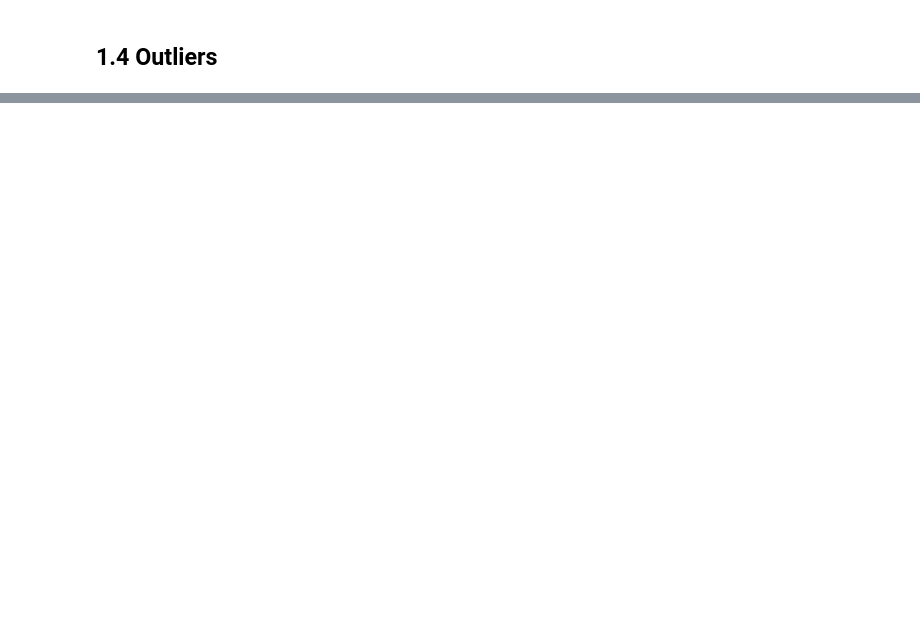
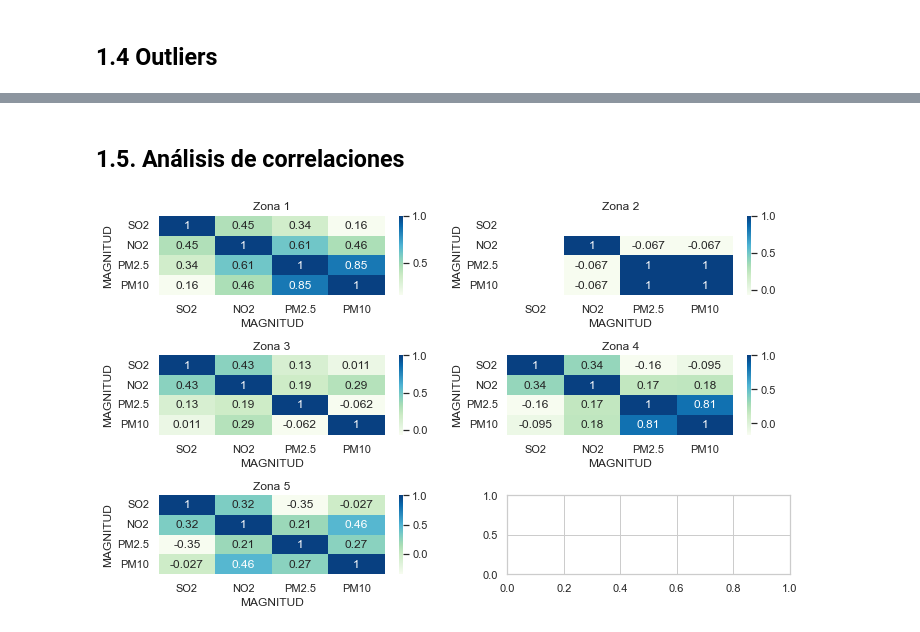
Before and after one commit to sofiamacein/TFG-Calidad-Aire-Madrid, a Jupyter notebook: TFG. CALIDAD AIRE MADRID_EDA.ipynb, the cells around one changed output, grey strips where cells are left out. Cells and saved outputs as stored; diff of their text form; code cells hidden in the pictures; blank space fills up the shorter version.

```diff
--- a/TFG. CALIDAD AIRE MADRID_EDA.ipynb
+++ b/TFG. CALIDAD AIRE MADRID_EDA.ipynb
@@ -785,0 +796,34 @@ madrid_map
+# %% [markdown]
+## 1.5. Análisis de correlaciones
+# %%
+# Graficos correlaciones
+fig, axs = plt.subplots(3, 2, figsize=(10, 6))
+
+# Correlaciones
+corr1 = zona1_media.loc[:,'SO2':'PM10'].corr()
+sns.heatmap(data=corr1,ax=axs[0][0],cmap="GnBu",annot=True)
+
+corr2 = zona2_media.loc[:,'SO2':'PM10'].corr()
+sns.heatmap(data=corr2,ax=axs[0][1],cmap="GnBu",annot=True)
+
+corr3 = zona3_media.loc[:,'SO2':'PM10'].corr()
+sns.heatmap(data=corr3,ax=axs[1][0],cmap="GnBu",annot=True)
+
+corr4 = zona4_media.loc[:,'SO2':'PM10'].corr()
+sns.heatmap(data=corr4,ax=axs[1][1],cmap="GnBu",annot=True)
+
+corr5 = zona5_media.loc[:,'SO2':'PM10'].corr()
+sns.heatmap(data=corr5,ax=axs[2][0],cmap="GnBu",annot=True)
+
+# Titulos
+axs[0][0].set_title("Zona 1")
+axs[0][1].set_title("Zona 2")
+axs[1][0].set_title("Zona 3")
+axs[1][1].set_title("Zona 4")
+axs[2][0].set_title("Zona 5")
+
+fig.tight_layout()
+
+plt.show()
+# %% [output]
+[figure, added]
```
Also changed, not shown: parts of 67 cells of this notebook.
